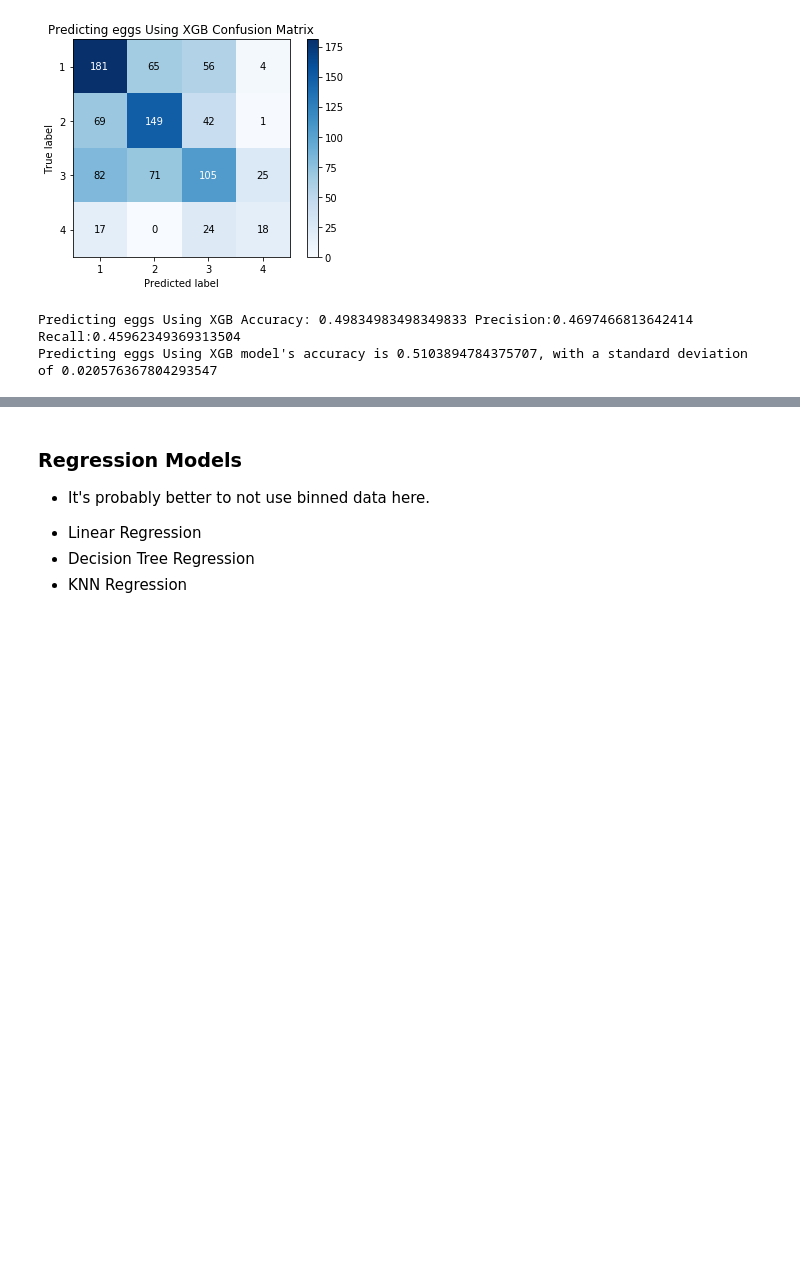
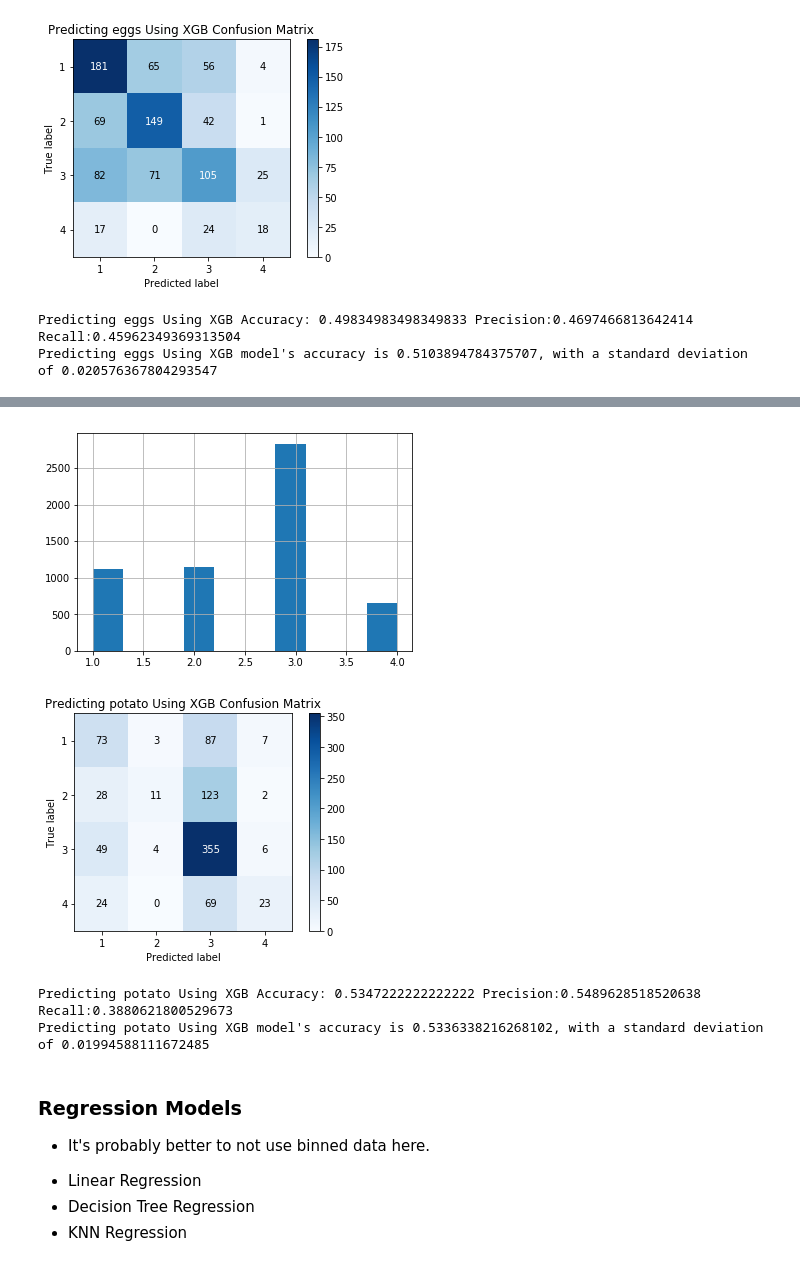
Before and after one commit to FrankOnBeach/WWF, a Jupyter notebook: DHS Diet/DHS_ML.ipynb, the cells around one changed output, grey strips where cells are left out. Saved outputs shown, nothing was run; the diff lists cells and outputs as text; code cells hidden in the pictures; blank space fills up the shorter version.

```diff
--- a/DHS Diet/DHS_ML.ipynb
+++ b/DHS Diet/DHS_ML.ipynb
@@ -1007,3 +1038,12 @@ This improved a bit, which means if want it to increase for all outcomes, we nee
+# %%
+bins = [0,0.1,0.2,0.5]
+cleaned_our_bin_potato_df = construct_new_df(bins,"Gave.child.potatoes..cassava..or.other.tubers","potato_group")
+run_tuned_xgboost(cleaned_our_bin_potato_df,"potato")
+# %% [output]
+[figure, added]
+[figure, added]
+Predicting potato Using XGB Accuracy: 0.5347222222222222 Precision:0.5489628518520638 Recall:0.3880621800529673
+Predicting potato Using XGB model's accuracy is 0.5336338216268102, with a standard deviation of 0.01994588111672485
 # %% [markdown]
 ### Regression Models
 * It's probably better to not use binned data here.
```
Also changed, not shown: parts of 15 cells of this notebook, 3 other files.
